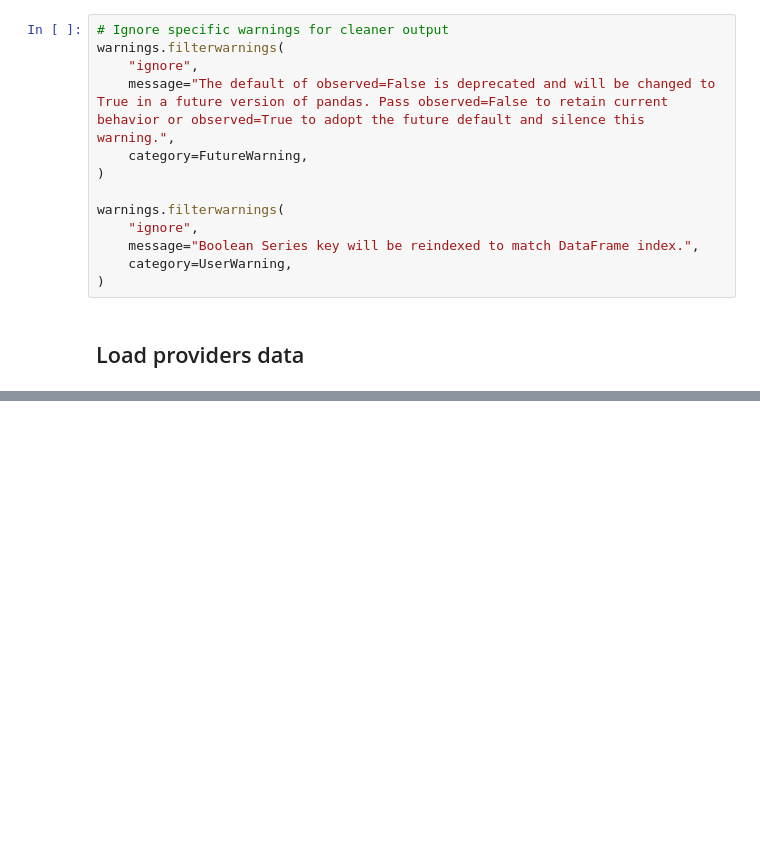
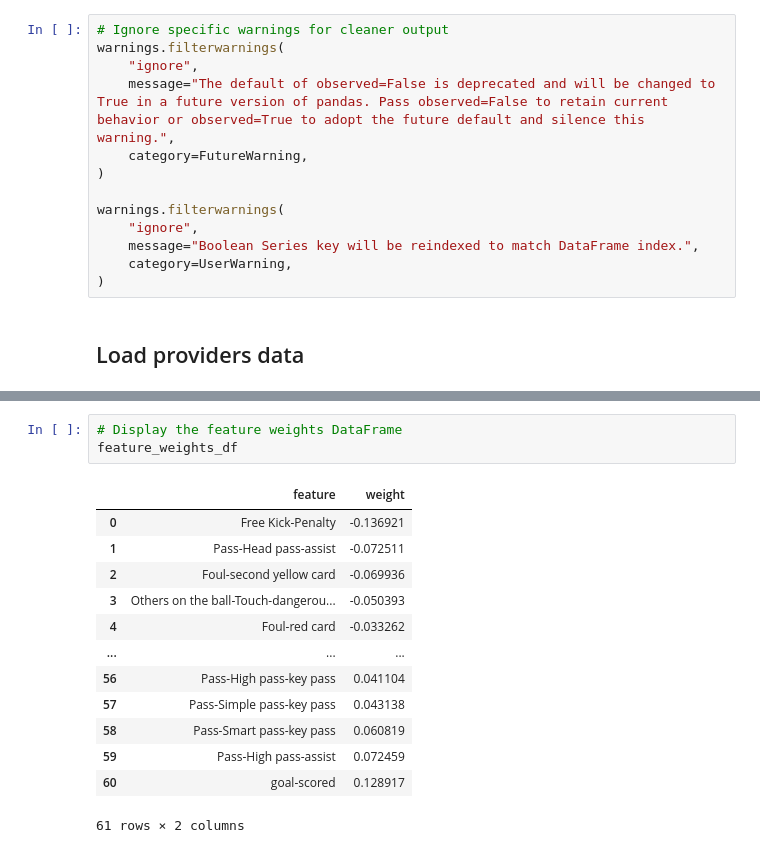
Before and after one commit to cristian-lillo/soccer-kpis, a Jupyter notebook: models/playerank/playerank_sandbox.ipynb, the cells around one changed output, grey strips where cells are left out. Saved outputs shown, nothing was run; the diff lists cells and outputs as text; blank space fills up the shorter version.

```diff
--- a/models/playerank/playerank_sandbox.ipynb
+++ b/models/playerank/playerank_sandbox.ipynb
@@ -548,0 +50,17 @@ py.iplot(figure)
+# %%
+# Display the feature weights DataFrame
+feature_weights_df
+# %% [output]
+|  | feature | weight |
+| 0 | Free Kick-Penalty | -0.136921 |
+| 1 | Pass-Head pass-assist | -0.072511 |
+| 2 | Foul-second yellow card | -0.069936 |
+| 3 | Others on the ball-Touch-dangerou... | -0.050393 |
+| 4 | Foul-red card | -0.033262 |
+| ... | ... | ... |
+| 56 | Pass-High pass-key pass | 0.041104 |
+| 57 | Pass-Simple pass-key pass | 0.043138 |
+| 58 | Pass-Smart pass-key pass | 0.060819 |
+| 59 | Pass-High pass-assist | 0.072459 |
+| 60 | goal-scored | 0.128917 |
+61 rows × 2 columns
```
Also changed, not shown: parts of 55 cells of this notebook.
